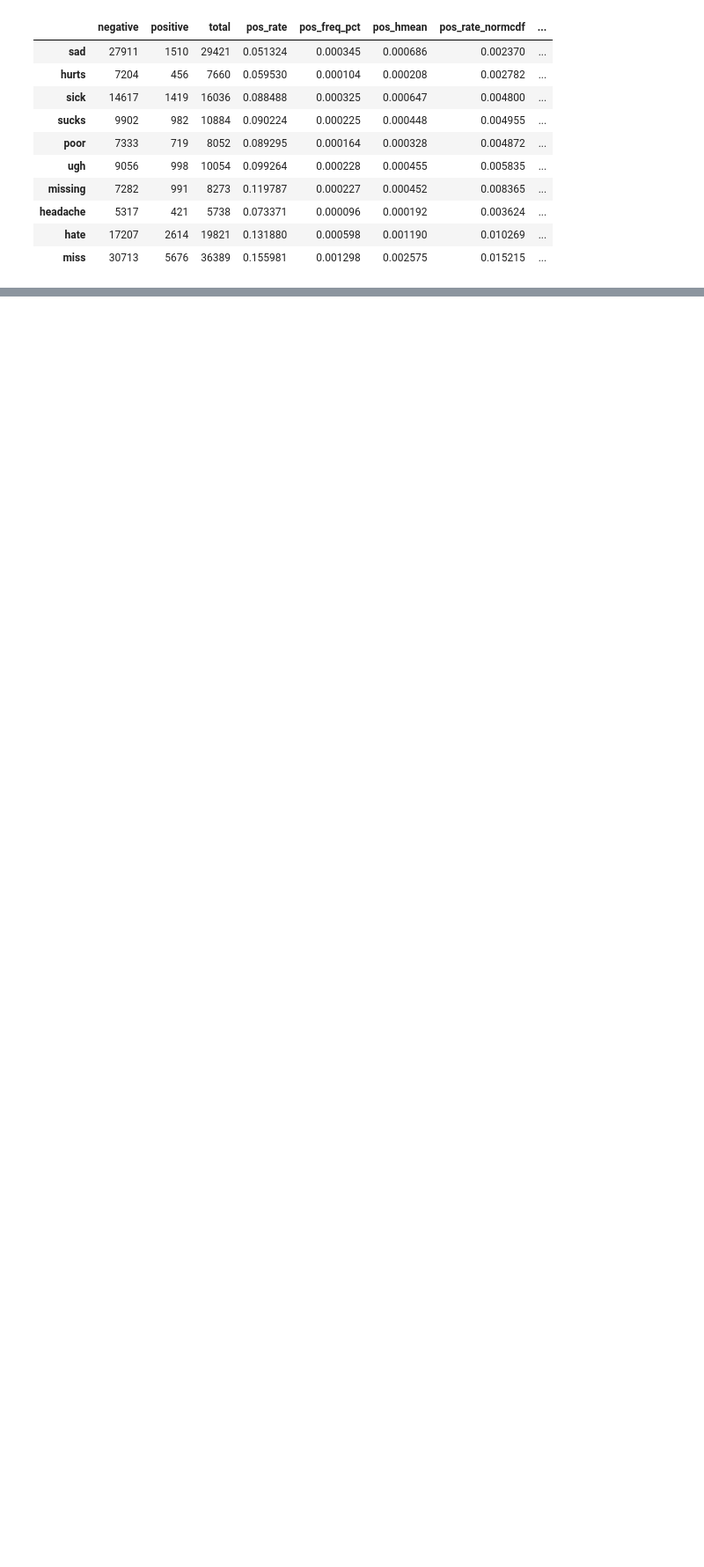
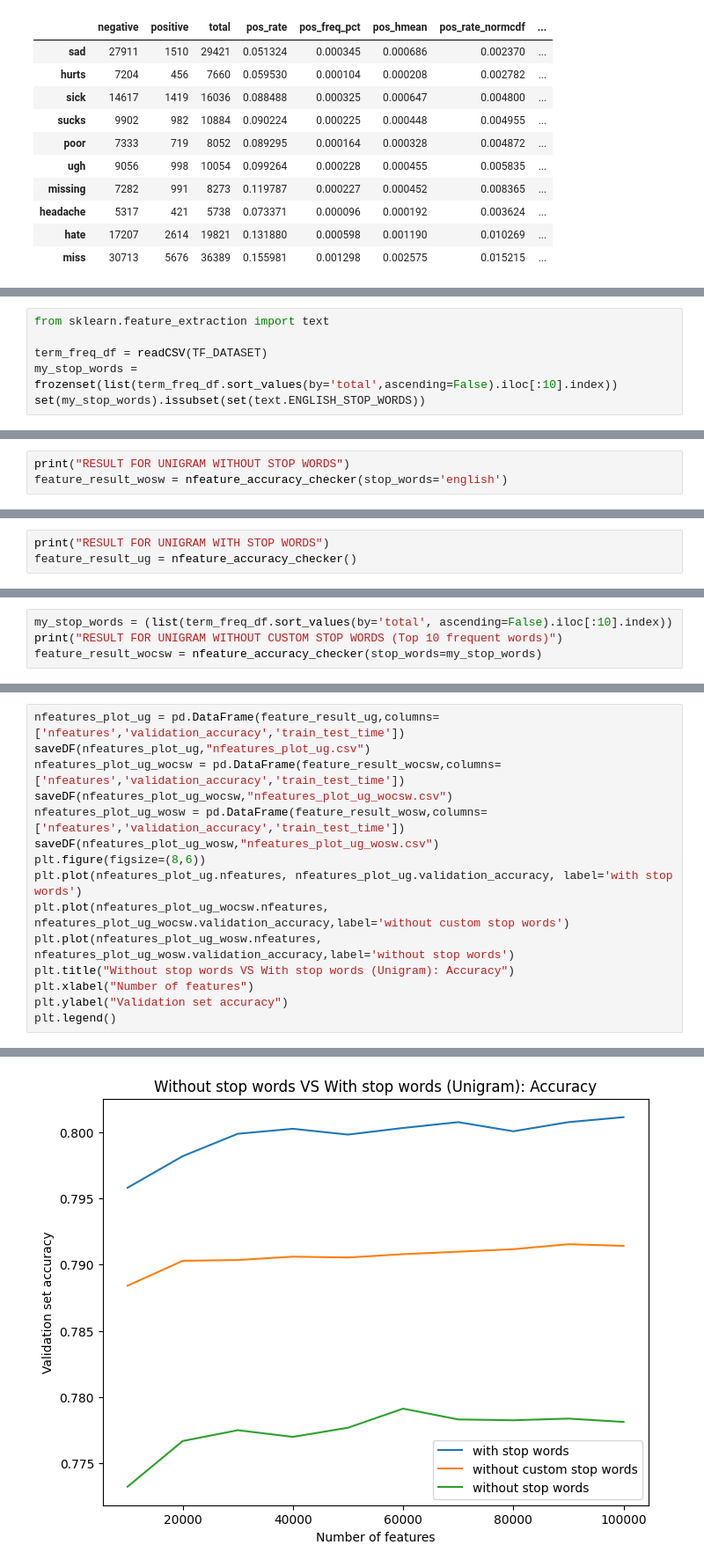
Before and after one commit to facutotaro/sentiment-analysis, a Jupyter notebook: twitter-sentiment-analysis.ipynb, the cells around one changed output, grey strips where cells are left out. Shown at 88% size. Cells and saved outputs as stored; diff of their text form; blank space fills up the shorter version.

```diff
--- a/twitter-sentiment-analysis.ipynb
+++ b/twitter-sentiment-analysis.ipynb
@@ -556,0 +686,6 @@ readCSV(TF_DATASET_NO_STOP_WORDS_WITH_DISTRIBUTIONS)
+# %%
+from sklearn.feature_extraction import text
+
+term_freq_df = readCSV(TF_DATASET)
+my_stop_words = frozenset(list(term_freq_df.sort_values(by='total',ascending=False).iloc[:10].index))
+set(my_stop_words).issubset(set(text.ENGLISH_STOP_WORDS))
@@ -556,0 +696,3 @@ readCSV(TF_DATASET_NO_STOP_WORDS_WITH_DISTRIBUTIONS)
+# %%
+print("RESULT FOR UNIGRAM WITHOUT STOP WORDS")
+feature_result_wosw = nfeature_accuracy_checker(stop_words='english')
@@ -556,0 +778,3 @@ readCSV(TF_DATASET_NO_STOP_WORDS_WITH_DISTRIBUTIONS)
+# %%
+print("RESULT FOR UNIGRAM WITH STOP WORDS")
+feature_result_ug = nfeature_accuracy_checker()
@@ -556,0 +860,4 @@ readCSV(TF_DATASET_NO_STOP_WORDS_WITH_DISTRIBUTIONS)
+# %%
+my_stop_words = (list(term_freq_df.sort_values(by='total', ascending=False).iloc[:10].index))
+print("RESULT FOR UNIGRAM WITHOUT CUSTOM STOP WORDS (Top 10 frequent words)")
+feature_result_wocsw = nfeature_accuracy_checker(stop_words=my_stop_words)
@@ -556,0 +943,16 @@ readCSV(TF_DATASET_NO_STOP_WORDS_WITH_DISTRIBUTIONS)
+# %%
+nfeatures_plot_ug = pd.DataFrame(feature_result_ug,columns=['nfeatures','validation_accuracy','train_test_time'])
+saveDF(nfeatures_plot_ug,"nfeatures_plot_ug.csv")
+nfeatures_plot_ug_wocsw = pd.DataFrame(feature_result_wocsw,columns=['nfeatures','validation_accuracy','train_test_time'])
+saveDF(nfeatures_plot_ug_wocsw,"nfeatures_plot_ug_wocsw.csv")
+nfeatures_plot_ug_wosw = pd.DataFrame(feature_result_wosw,columns=['nfeatures','validation_accuracy','train_test_time'])
+saveDF(nfeatures_plot_ug_wosw,"nfeatures_plot_ug_wosw.csv")
+plt.figure(figsize=(8,6))
+plt.plot(nfeatures_plot_ug.nfeatures, nfeatures_plot_ug.validation_accuracy, label='with stop words')
+plt.plot(nfeatures_plot_ug_wocsw.nfeatures, nfeatures_plot_ug_wocsw.validation_accuracy,label='without custom stop words')
+plt.plot(nfeatures_plot_ug_wosw.nfeatures, nfeatures_plot_ug_wosw.validation_accuracy,label='without stop words')
+plt.title("Without stop words VS With stop words (Unigram): Accuracy")
+plt.xlabel("Number of features")
+plt.ylabel("Validation set accuracy")
+plt.legend()
+# %% [output]
@@ -556,0 +960 @@ readCSV(TF_DATASET_NO_STOP_WORDS_WITH_DISTRIBUTIONS)
+[figure, added]
```
Also changed, not shown: parts of 24 cells of this notebook.
